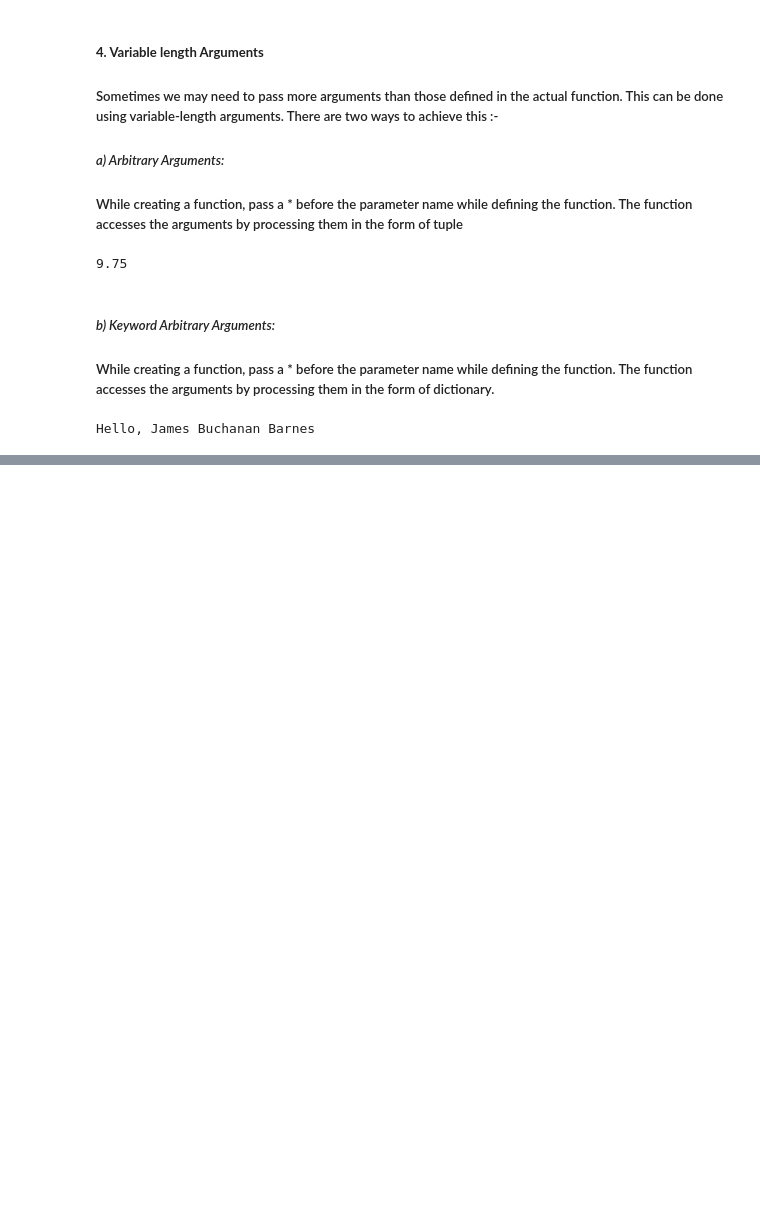
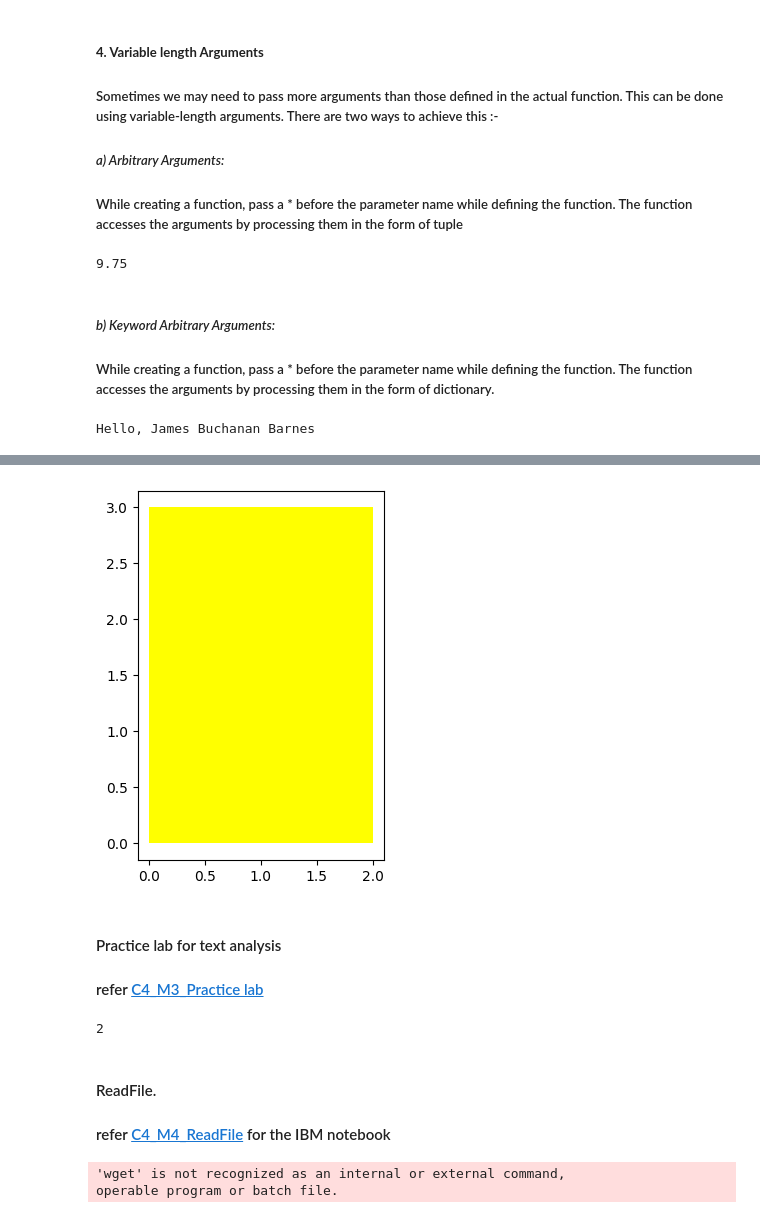
Before and after one commit to vasuchauhan/Tutorial_codes, a Jupyter notebook: basics_of_python(scratch).ipynb, the cells around one changed output, grey strips where cells are left out. Drawn from its saved outputs; the diff is of its cells as text; code cells hidden in the pictures; blank space fills up the shorter version.

```diff
--- a/basics_of_python(scratch).ipynb
+++ b/basics_of_python(scratch).ipynb
@@ -544,0 +655,49 @@ Hello, James Buchanan Barnes
+# %%
+class Rectangle():
+    #Constructor
+    def __init__(self, length=2, breadth=3, color='yellow'):
+        self.length=length
+        self.breadth=breadth
+        self.color=color
+
+    #method
+    def drawRectangle(self):
+        plt.gca().add_patch(plt.Rectangle((0, 0), self.length, self.breadth ,fc=self.color))
+        plt.axis('scaled')
+        plt.show()
+# %%
+yelrec=Rectangle()
+yelrec.drawRectangle()
+# %% [output]
+[figure, added]
+# %% [markdown]
+#### Practice lab for text analysis
+#### refer [C4_M3_Practice lab](./C4_M3_Practicelab.ipynb)
+# %%
+a = 1
+
+
+def do(x):
+    return x + a
+
+
+print(do(1))
+# %% [output]
+2
+# %% [markdown]
+#### ReadFile.
+
+#### refer [C4_M4_ReadFile](./C4_M4_ReadFile.ipynb) for the IBM notebook
+# %%
+# Uncomment these if working locally, else let the following code cell run.
+
+import urllib.request
+url = 'https://cf-courses-data.s3.us.cloud-object-storage.appdomain.cloud/IBMDeveloperSkillsNetwork-PY0101EN-SkillsNetwork/labs/Module%204/data/example1.txt'
+filename = 'Example1.txt'
+urllib.request.urlretrieve(url, filename)
+
+# Download Example file
+!wget Example1.txt https://cf-courses-data.s3.us.cloud-object-storage.appdomain.cloud/IBMDeveloperSkillsNetwork-PY0101EN-SkillsNetwork/labs/Module%204/data/example1.txt
+# %% [output]
+'wget' is not recognized as an internal or external command,
+operable program or batch file.
```
Also changed, not shown: parts of 14 cells of this notebook, 2 other files.
